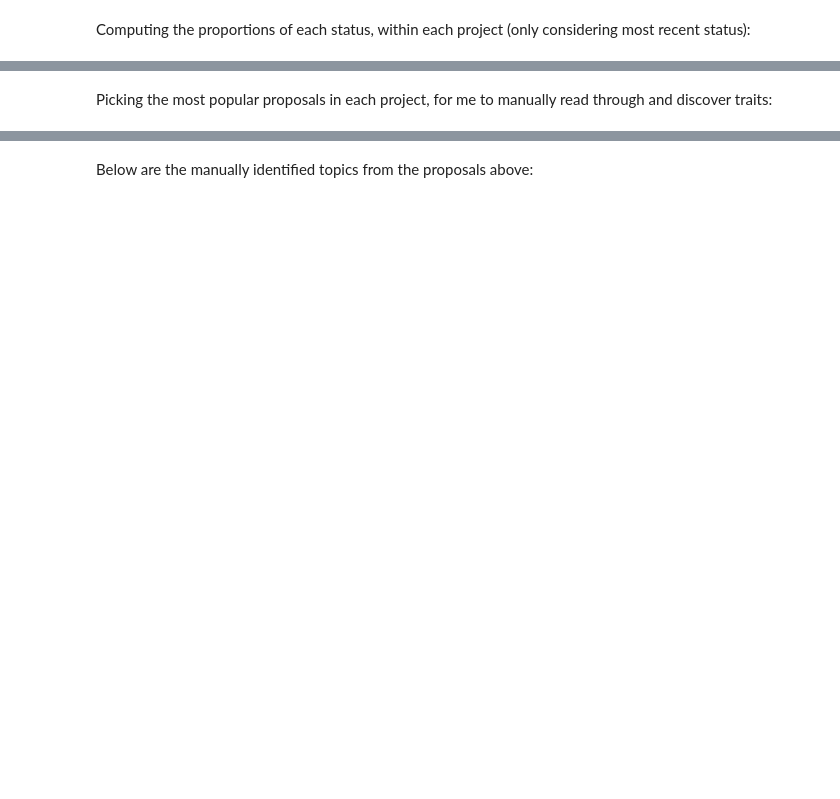
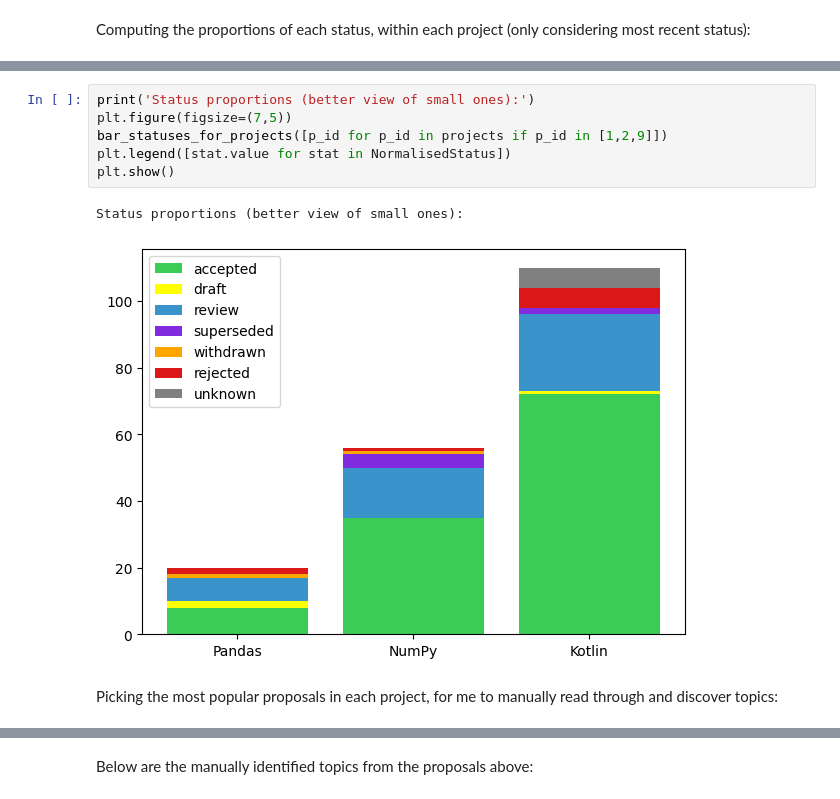
Before and after one commit to StijnRis/cse3000-sep, a Jupyter notebook: rq4-nep-jep/analysis.ipynb, the cells around one changed output, grey strips where cells are left out. Saved outputs shown, nothing was run; the diff lists cells and outputs as text; blank space fills up the shorter version.

```diff
--- a/rq4-nep-jep/analysis.ipynb
+++ b/rq4-nep-jep/analysis.ipynb
@@ -84,3 +114,12 @@ Current status proportions:
+# %%
+print('Status proportions (better view of small ones):')
+plt.figure(figsize=(7,5))
+bar_statuses_for_projects([p_id for p_id in projects if p_id in [1,2,9]])
+plt.legend([stat.value for stat in NormalisedStatus])
+plt.show()
+# %% [output]
+Status proportions (better view of small ones):
+[figure, added]
 # %% [markdown]
-Picking the most popular proposals in each project, for me to manually read through and discover traits:
+Picking the most popular proposals in each project, for me to manually read through and discover topics:
 # %%
```
Also changed, not shown: parts of 23 cells of this notebook, 3 other files.
